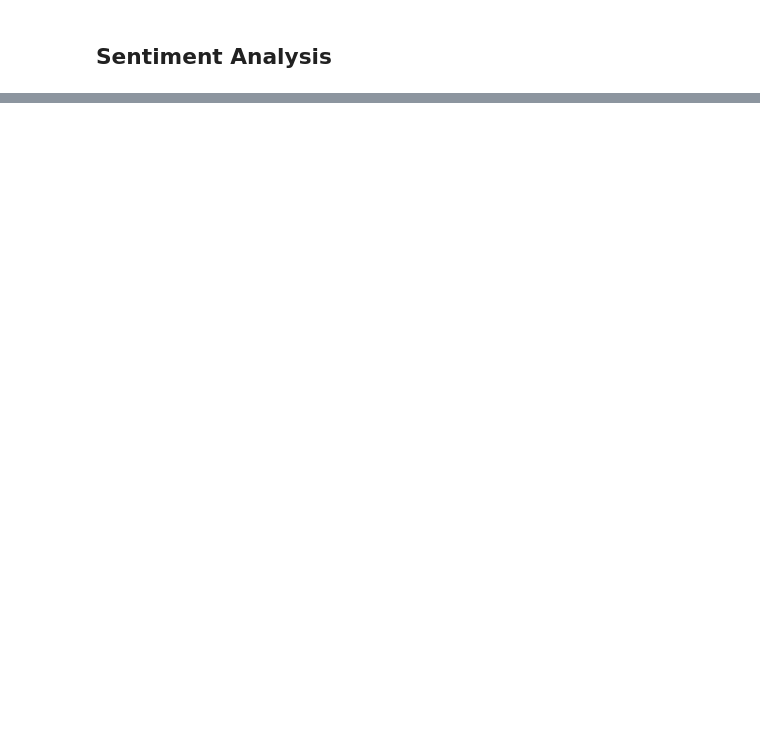
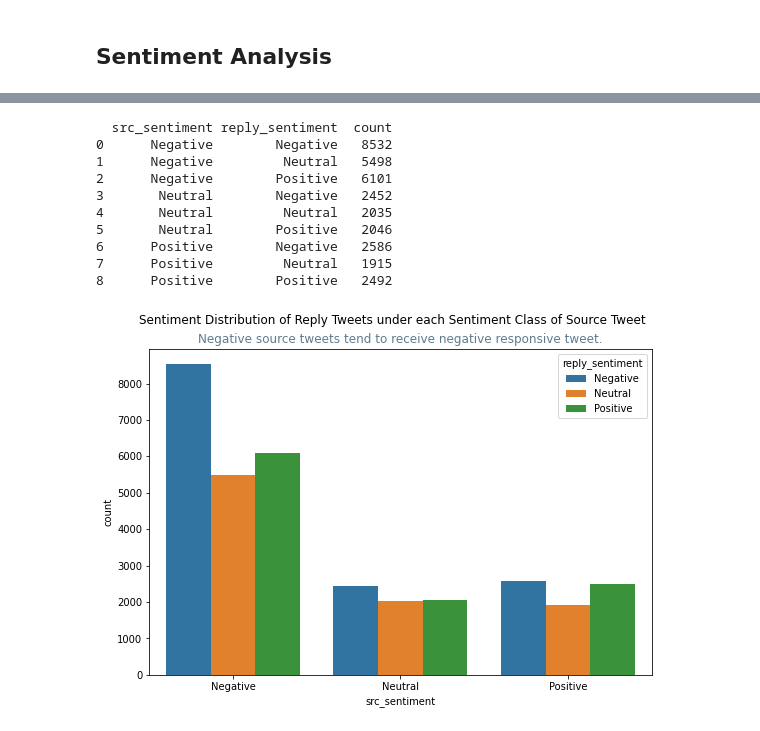
Before and after one commit to yuchen74/BeforeThesis, a Jupyter notebook: charliehebdo/4 Visulization.ipynb, the cells around one changed output, grey strips where cells are left out. Drawn from its saved outputs; the diff is of its cells as text; code cells hidden in the pictures; blank space fills up the shorter version.

```diff
--- a/charliehebdo/4 Visulization.ipynb
+++ b/charliehebdo/4 Visulization.ipynb
@@ -75,7 +62,7 @@ df.loc[df.cleaned_reply_tw.isnull(),['reply_tweet','cleaned_reply_tw','reply_sen
 # %% [markdown]
 - Delete those meaningless responses.
 # %%
-df.dropna(inplace = True)
+#df.dropna(inplace = True)
 # %%
 src_tw_df.isnull().sum()
 # %% [output]
@@ -91,5 +101,6 @@ dtype: int64
 # %%
-df1 = pd.merge(df, src_tw_df[['src_tweet_id','src_emotion']], on='src_tweet_id')
+df1 = pd.merge(df, src_tw_df[['src_tweet_id','cleaned_src_tw','src_sentiment', 'src_emo_te', 'src_emo_t5','src_emo_ro']],\
+               on='src_tweet_id')
 df1.head(1)
 # %% [output]
 |  | src_tweet_id | src_user_id | src_tweet | src_date | reply_tweet_id | reply_user_id | reply_tweet | ... |
@@ -227,0 +139,23 @@ pd.DataFrame(freq.items(),columns = ['Word','Frequency']).sort_values('Frequency
+# %%
+#which sentiment of original posts received most replys
+a = pd.DataFrame(df1.groupby(['src_sentiment','reply_sentiment']).size(),columns=['count']).reset_index()
+print(a)
+plt.figure(figsize=(9,6))
+ax = sns.barplot(x = 'src_sentiment', y='count', data = a, hue = 'reply_sentiment')
+title='Sentiment Distribution of Reply Tweets under each Sentiment Class of Source Tweet'
+plt.title('Negative source tweets tend to receive negative responsive tweet.',color='#607c8e')
+plt.suptitle(title, y=0.96)
+
+plt.savefig('D:/論文/PHEME9/Code/graph/charliehebdo/repnsrc-sentiment.pdf',dpi=300)
+# %% [output]
+  src_sentiment reply_sentiment  count
+0      Negative        Negative   8532
+1      Negative         Neutral   5498
+2      Negative        Positive   6101
+3       Neutral        Negative   2452
+4       Neutral         Neutral   2035
+5       Neutral        Positive   2046
+6      Positive        Negative   2586
+7      Positive         Neutral   1915
+8      Positive        Positive   2492
+[figure, added]
```
Also changed, not shown: parts of 54 cells of this notebook, 4 other files.
